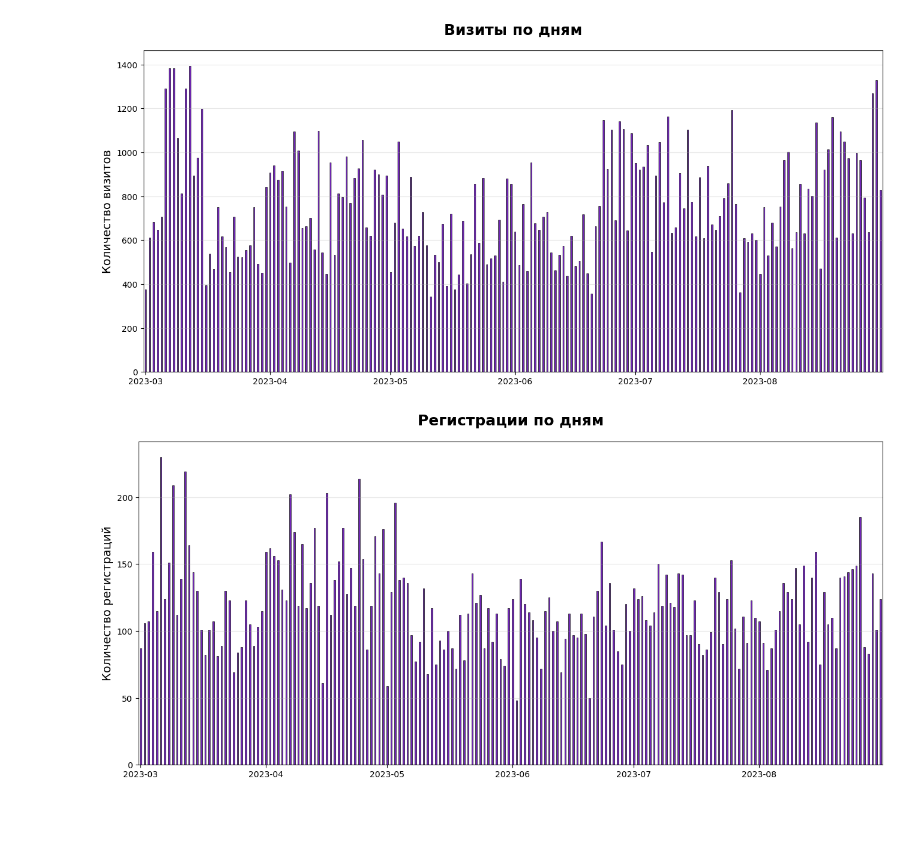
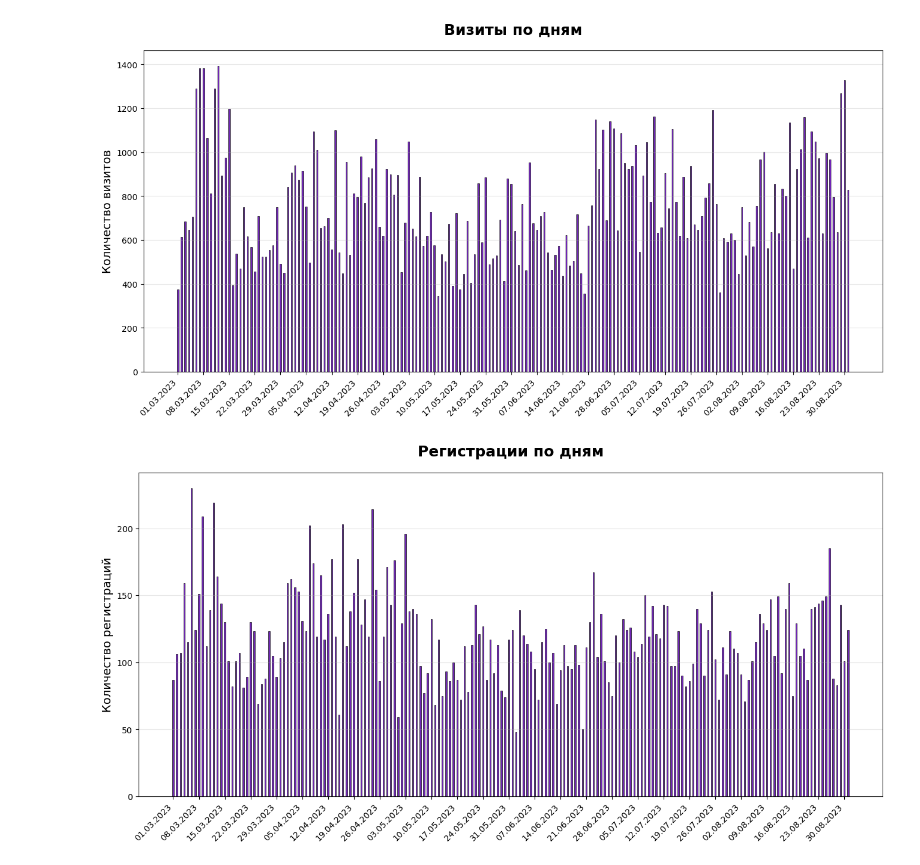
Before and after one commit to kot-yenot/data-analytics-project-100, a Jupyter notebook: charts_project.ipynb, the cells around one changed output. Saved outputs shown, nothing was run; the diff lists cells and outputs as text; code cells hidden in the pictures; blank space fills up the shorter version.

```diff
--- a/charts_project.ipynb
+++ b/charts_project.ipynb
@@ -78,52 +78,48 @@ result_ads.loc[result_ads['utm_campaign'].isnull(), 'utm_campaign'] = 'none'
 result_ads = result_ads.sort_values(by='date_group', ascending=True)
 result_ads = result_ads[['date_group', 'platform', 'visits', 'registrations', 'conversion', 'cost', 'utm_campaign']]
 result_ads.to_json('ads.json')
+# %%
+#подготовка данных к визуализации
+df_graf = result_ads.copy()
+df_graf['date_group'] = pd.to_datetime(df_graf['date_group']).dt.normalize()
 # %%
 # Визиты по дням
-visits_by_day = result_ads.copy()
-visits_by_day['date_readable'] = pd.to_datetime(visits_by_day['date_group']).dt.normalize()
-visits_by_day = visits_by_day.groupby('date_readable')['visits'].sum().reset_index()
-visits_by_day['date_plot'] = pd.to_datetime(visits_by_day['date_readable'], format='%Y-%m-%d')
+visits_by_day = df_graf.copy()
+visits_by_day = visits_by_day.groupby('date_group')['visits'].sum().reset_index()
 
 plt.figure(figsize=(16, 7))
 bars = plt.bar(
-    visits_by_day['date_plot'],
+    visits_by_day['date_group'],
     visits_by_day['visits'],
     width=0.4,
     alpha=0.9,
     color='#600ead',
     edgecolor='black',
     linewidth=0.5
 )
-plt.gca().xaxis.set_major_formatter(mdates.DateFormatter('%Y-%m-%d'))
-plt.gca().xaxis.set_major_locator(mdates.DayLocator(interval=7)
-
+step = 7
+plt.xticks(
+    visits_by_day['date_group'][::step],
+    visits_by_day['date_group'][::step].dt.strftime('%d.%m.%Y'),
+    rotation=45,
+    ha='right',
+    fontsize=10
+)
 plt.title('Визиты по дням', fontsize=18, fontweight='bold', pad=20)
 plt.xlabel('', fontsize=14)
 plt.ylabel('Количество визитов', fontsize=14)
 plt.grid(axis='y', alpha=0.3)
-plt.xlim(
-    visits_by_day['date_plot'].min() - pd.Timedelta(days=0.5),
-    visits_by_day['date_plot'].max() + pd.Timedelta(days=0.5)
-)
 plt.savefig( d / 'final_visits.png', dpi=300, bbox_inches='tight')
 # %% [output]
-[figure, old version]
+[figure, new version]
 # %%
 # Регистраций по дням
-reg_by_day = result_ads.copy()
-reg_by_day['date_readable'] = pd.to_datetime(reg_by_day['date_group']).dt.normalize()
-reg_by_day = reg_by_day.groupby('date_readable')['registrations'].sum().reset_index()
-reg_by_day['date_plot'] = reg_by_day['date_readable']
-reg_by_day['date_plot'] = pd.to_datetime(
-    reg_by_day['date_readable'],
-    format='%Y-%m-%d'
-)
-
+reg_by_day = df_graf.copy()
+reg_by_day = reg_by_day.groupby('date_group')['registrations'].sum().reset_index()
 
 plt.figure(figsize=(16, 7))
 bars = plt.bar(
-    reg_by_day['date_plot'],
+    reg_by_day['date_group'],
     reg_by_day['registrations'],
     width=0.4,
     alpha=0.9,
@@ -131,19 +127,19 @@ bars = plt.bar(
     edgecolor='black',
     linewidth=0.5
 )
-
-ax.xaxis.set_major_formatter(mdates.DateFormatter('%Y-%m-%d'))
-ax.xaxis.set_major_locator(mdates.DayLocator(interval=7))
-
+step = 7
+plt.xticks(
+    visits_by_day['date_group'][::step],
+    visits_by_day['date_group'][::step].dt.strftime('%d.%m.%Y'),
+    rotation=45,
+    ha='right',
+    fontsize=10
+)
 plt.title('Регистрации по дням', fontsize=18, fontweight='bold', pad=20)
 plt.xlabel('', fontsize=14)
 plt.ylabel('Количество регистраций', fontsize=14)
 plt.grid(axis='y', alpha=0.3)
-plt.xlim(
-    visits_by_day['date_plot'].min() - pd.Timedelta(days=0.5),
-    visits_by_day['date_plot'].max() + pd.Timedelta(days=0.5)
-)
 plt.savefig( d / 'final_reg.png', dpi=300, bbox_inches='tight')
 # %% [output]
-[figure, old version]
+[figure, new version]
 # %%
```
Also changed, not shown: parts of 5 cells of this notebook, 8 other files.
